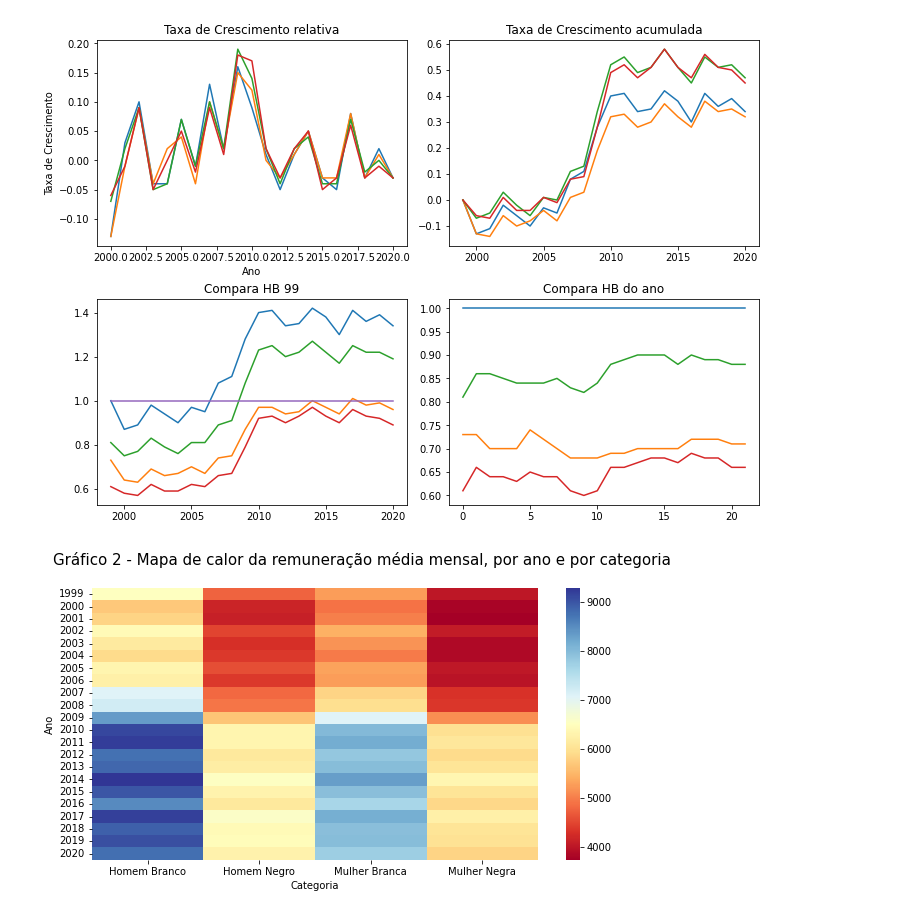
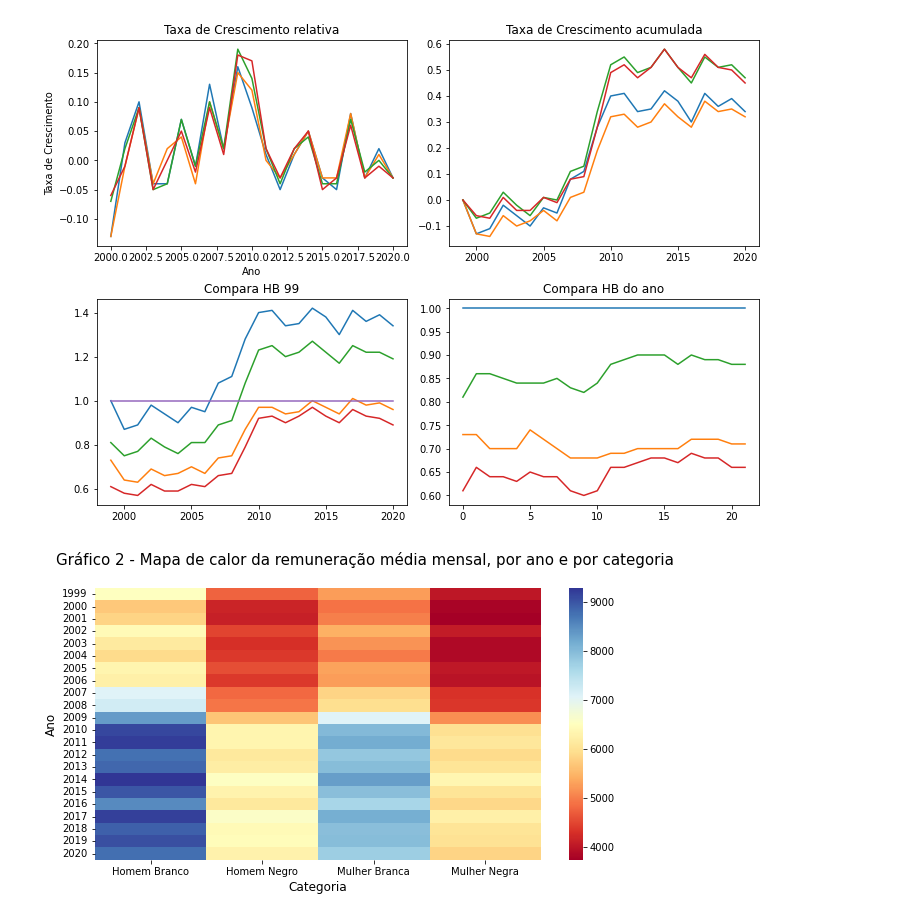
Before and after one commit to deborabastos/hacker_fiscalizacao, a Jupyter notebook: serviores.ipynb, the cells around one changed output. Drawn from its saved outputs; the diff is of its cells as text; code cells hidden in the pictures.

Commit message:
legend fontsize

```diff
--- a/serviores.ipynb
+++ b/serviores.ipynb
@@ -371,14 +354,14 @@ Text(0.5, 1.0, 'Compara HB do ano')
 # %%
 # Mapa de calor mostra visualmente as diferenças nos valores salariais por categoria
 # Azul representa valores maior, amarelo, valores médios e vermelho, valores baixos.
 plt.figure(figsize=(10,5))
 plt.suptitle('Gráfico 2 - Mapa de calor da remuneração média mensal, por ano e por categoria', size=15)
 sns.heatmap(data=df_pivot[['Homem Branco', 'Homem Negro', 'Mulher Branca', 'Mulher Negra']],
             cmap = "RdYlBu")
-plt.ylabel('Ano')
-plt.xlabel('Categoria')
+plt.ylabel('Ano', fontsize=12)
+plt.xlabel('Categoria', fontsize=12)
 
 # Gráfico será usada no relatório
 plt.savefig('./output/grafico2.png')
 # %% [output]
-[figure, old version]
+[figure, new version]
```
Also changed, not shown: parts of 1 cell of this notebook, 1 other file.
